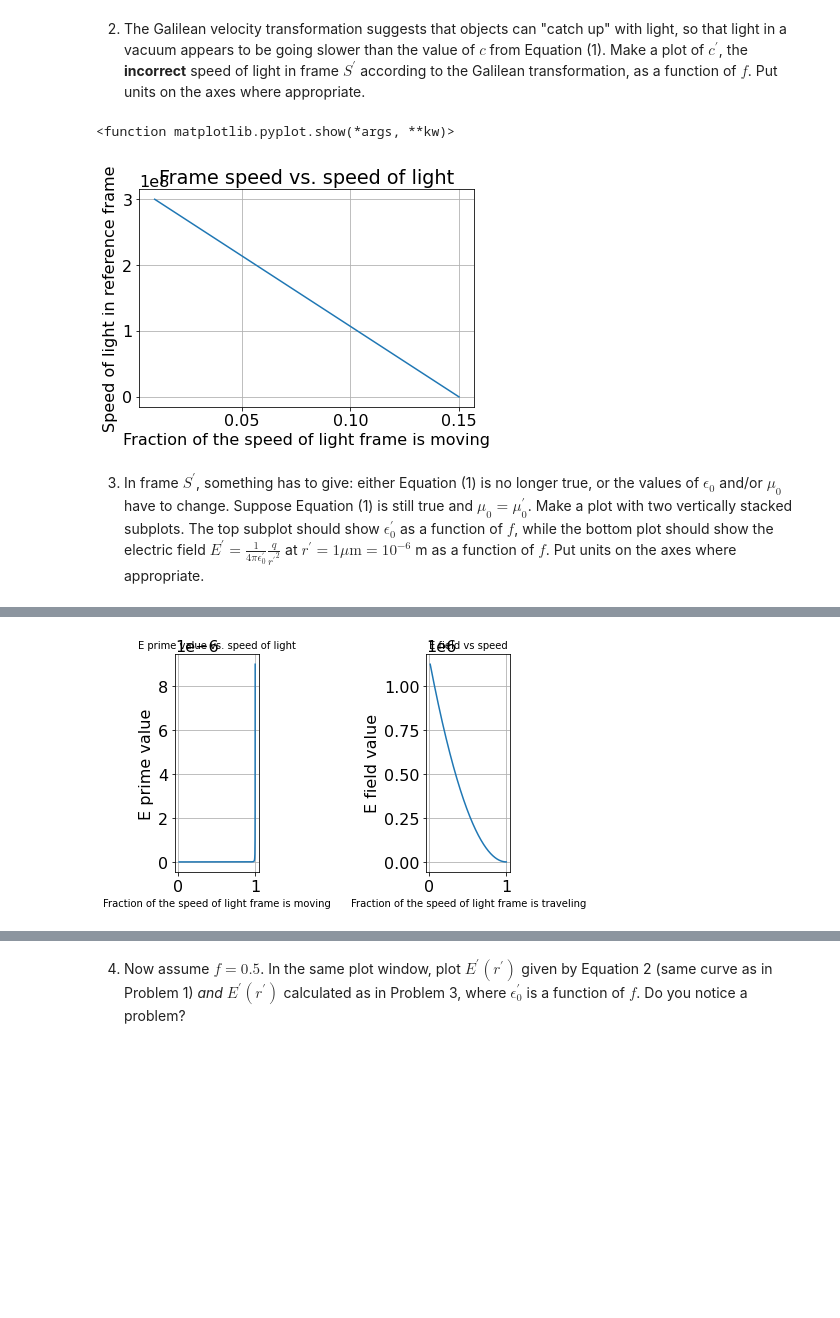
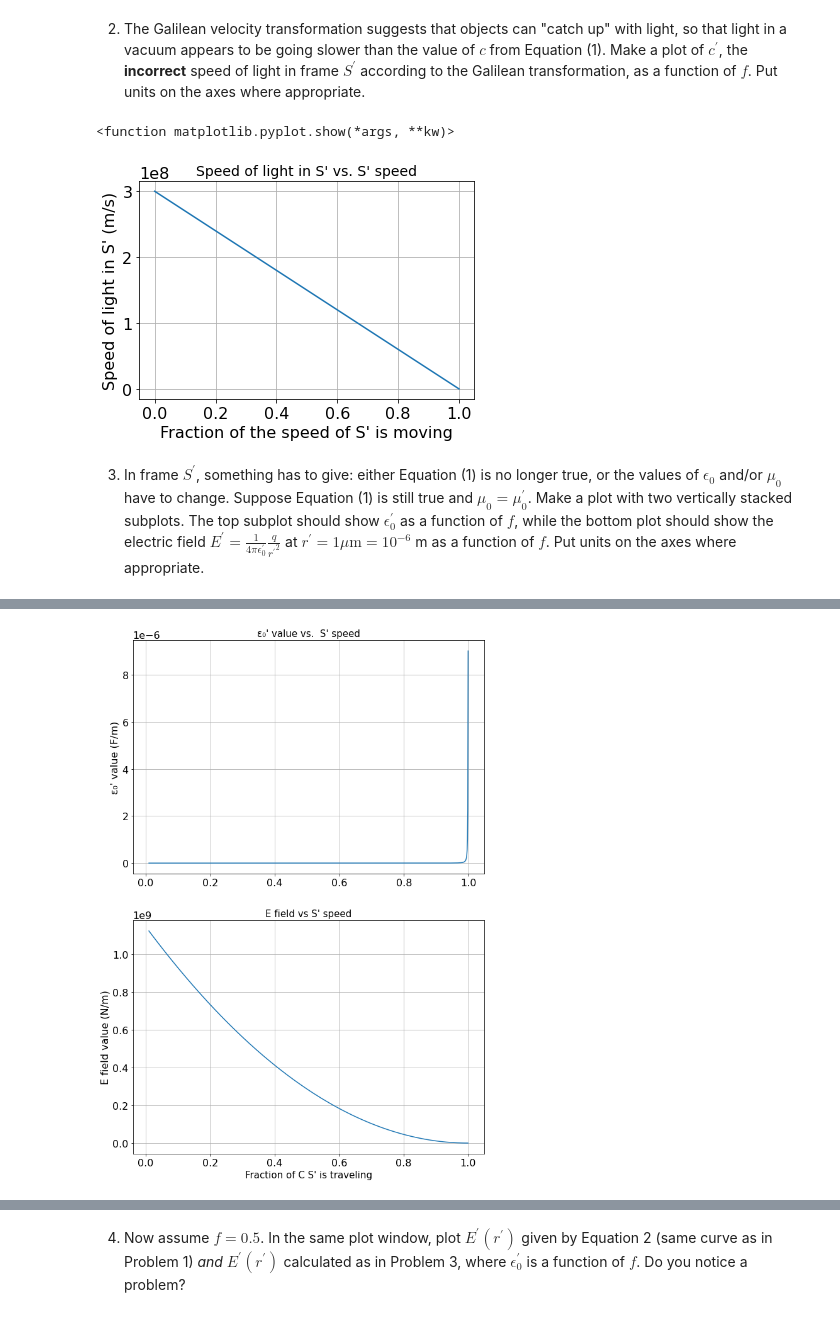
Before and after one commit to mitchrg/phys309, a Jupyter notebook: assignment1.ipynb, the cells around one changed output, grey strips where cells are left out. Drawn from its saved outputs; the diff is of its cells as text; code cells hidden in the pictures; blank space fills up the shorter version.

```diff
--- a/assignment1.ipynb
+++ b/assignment1.ipynb
@@ -48,17 +49,22 @@ $^{*}$Farad = Coulomb/Volt: Farad is the unit of capacitance, which measures the
 
 $^{**}$Newtons/Ampere$^2$ = Newtons/(Coulombs/second)$^2$. $\mu_0$ measures how effective inductance is at creating magnetic force in free space.
 # %%
-e0 = 8.85*10**-12
-u0 = 1.26*10**-6
-q = 1.6*10**-19
-c = 3*10**8
+e0 = constants.epsilon_0
+u0 = constants.mu_0
+q = constants.elementary_charge
+c = constants.c
+epsilon_naught='\u03B5\u2080'
+mu_naught = "\u03BC\u2080"
+
+
+
 
 x = np.linspace(.01, .15, 1000)
-y = (1/(4*np.pi*e0*u0))*(q/x**2) / 1000
+y = (1/(4*np.pi*e0*u0))*(q/x**2)
 
 plt.plot(x, y)
 plt.xlabel('Distance from Charge (m)')
-plt.ylabel('E-field (kN/m)')
+plt.ylabel('E-field (N/m)')
 plt.title('E field vs. Distance from Point Charge')
 plt.grid()
 plt.show()
@@ -73,15 +79,15 @@ WARNING:matplotlib.font_manager:findfont: Font family ['sans-serif'] not found.
 # %%
 f = np.linspace(0,1,1000)
 y = c - c*f
-plt.plot(x,y)
-plt.ylabel('Speed of light in reference frame')
-plt.xlabel('Fraction of the speed of light frame is moving')
-plt.title('Frame speed vs. speed of light')
+plt.plot(f,y)
+plt.ylabel("C in S' (m/s)")
+plt.xlabel("Fraction C S' is moving")
+plt.title("Speed of light in S' vs. S' speed", fontsize= 14)
 plt.grid()
 plt.show
 # %% [output]
 <function matplotlib.pyplot.show(*args, **kw)>
-[figure, old version]
+[figure, new version]
 # %% [markdown]
 <ol start=3>
     <li>In frame $S^{\prime}$, something has to give: either Equation (1) is no longer true, or the values of $\epsilon_0$ and/or $\mu_0$ have to change. Suppose Equation (1) is still true and $\mu_0 = \mu_0^{\prime}$. Make a plot with two vertically stacked subplots. The top subplot should show $\epsilon_0^{\prime}$ as a function of $f$, while the bottom plot should show the electric field $E^{\prime} = \frac{1}{4 \pi \epsilon_0^{\prime}} \frac{q}{{r^{\prime}}^2}$ at $r^{\prime} = 1 \mu \mathrm{m} = 10^{-6}$ m as a function of $f$. Put units on the axes where appropriate.</li>
@@ -94,24 +100,27 @@ c_prime = c - c*f
 def new_e0(c_matrix):
   return 1/(c_matrix**2*u0)
 
-plt.subplot(1,2,1)
-plt.plot(f,new_e0(c_prime), label='e_prime')
-plt.ylabel('E prime value')
-plt.xlabel('Fraction of the speed of light frame is moving',fontsize=10)
-plt.title('E prime value vs. speed of light',fontsize=10)
-plt.grid()
+fig, axs = plt.subplots(2, 1, figsize=(10, 15))
 
 
 
-y = (1/(4*np.pi*new_e0(c_prime)*u0))*(q/r**2) /1000
+axs[0].plot(f,new_e0(c_prime), label="E'")
+axs[0].set_ylabel(epsilon_naught+"' value (F/m)")
+#axs[0].set_xlabel("Fraction of C S' is traveling",fontsize=15)
+axs[0].set_title(epsilon_naught +"' value vs.  S' speed",fontsize=15)
+axs[0].grid()
 
-plt.subplot(1,2,2)
-plt.plot(f, y, label = 'electric field')
-plt.ylabel('E field value')
-plt.xlabel('Fraction of the speed of light frame is traveling', fontsize=10)
-plt.title('E field vs speed', fontsize=10)
-plt.grid()
 
-plt.subplots_adjust(wspace=2)
+
+y = (1/(4*np.pi*new_e0(c_prime)*u0))*(q/r**2)
+
+
+axs[1].plot(f, y, label = 'E value (N/m)')
+axs[1].set_ylabel("E field value (N/m)")
+axs[1].set_xlabel("Fraction of C S' is traveling", fontsize=15)
+axs[1].set_title("E field vs S' speed", fontsize=15)
+axs[1].grid()
+
+
 plt.show()
 # %% [output]
@@ -119 +127 @@ WARNING:matplotlib.font_manager:findfont: Font family ['sans-serif'] not found.
-[figure, old version]
+[figure, new version]
```
Also changed, not shown: parts of 13 cells of this notebook.
